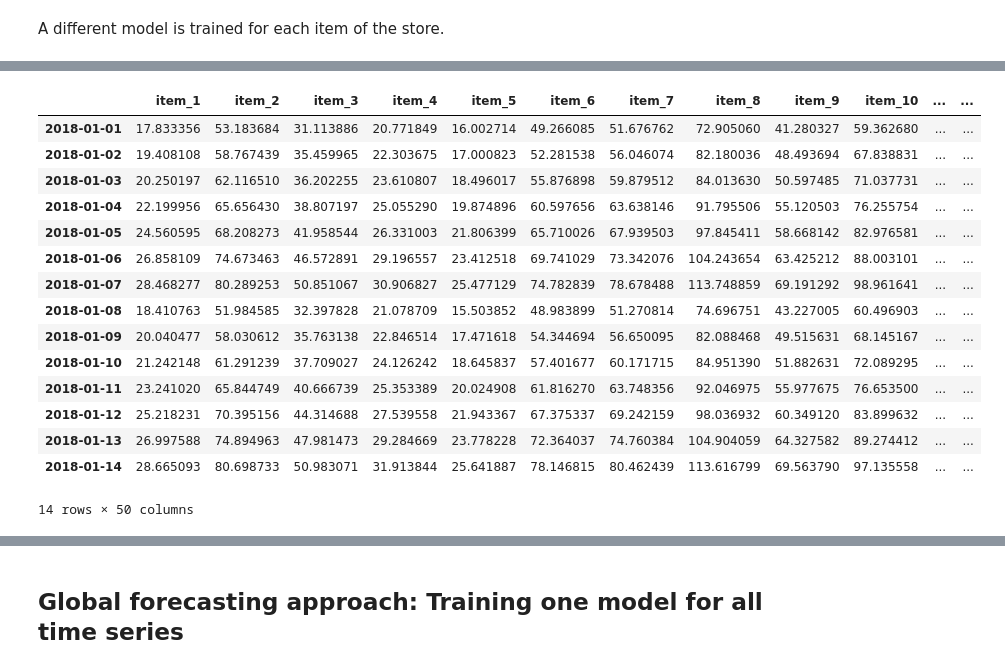
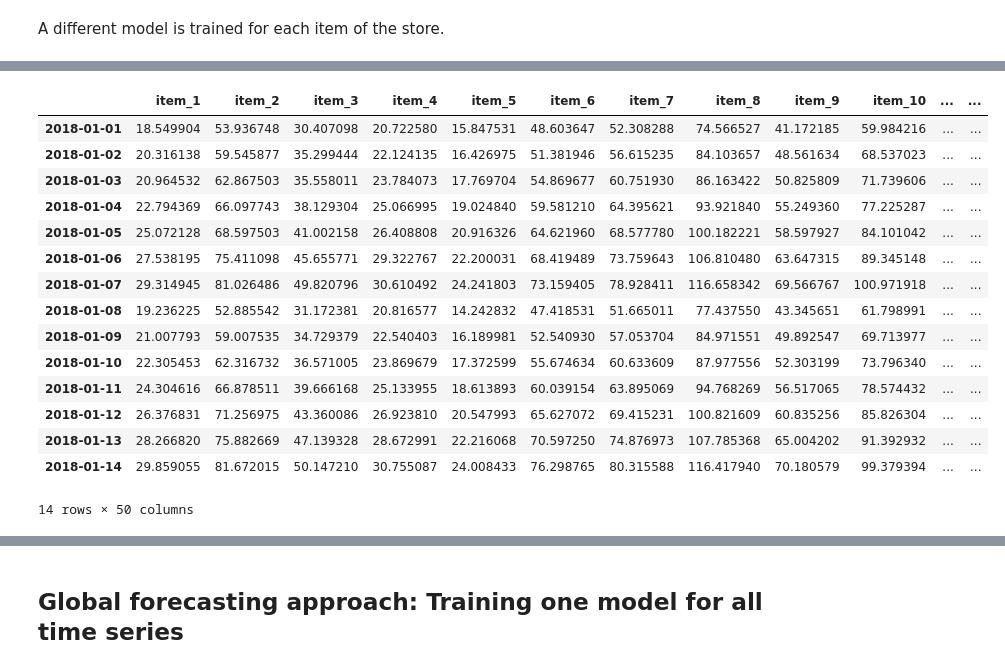
Before and after one commit to trainindata/forecasting-with-machine-learning, a Jupyter notebook: 03-multiseries-forecasting/01-independent-multi-time-series-forecasting.ipynb, the cells around one changed output, grey strips where cells are left out. Saved outputs shown, nothing was run; the diff lists cells and outputs as text; code cells hidden in the pictures.

```diff
--- a/03-multiseries-forecasting/01-independent-multi-time-series-forecasting.ipynb
+++ b/03-multiseries-forecasting/01-independent-multi-time-series-forecasting.ipynb
@@ -218,0 +182,10 @@ name_predictors
+# %%
+# Define a RollingFeatures object to extract window features.
+# The RollingFeatures object is used with an skforecast Forecaster object.
+# Calculate rolling mean and standard deviation with window 7 and 30.
+window_features = RollingFeatures(
+    stats = ["mean", "std"], # The statistics to calculate
+    window_sizes = [7, 30], # The window sizes to calculate the statistics
+)
+
+window_features
@@ -219,22 +201,20 @@ name_predictors
 # %%
 # Create forecaster
-forecaster = ForecasterAutoregCustom(
+forecaster = ForecasterRecursive(
     regressor=Ridge(alpha=1),
-    fun_predictors=create_predictors,
-    name_predictors=name_predictors,
-    window_size=30,  # Largest window size needed
-    # by `create_predictors`
+    lags=7,
+    window_features=window_features,
     transformer_y=StandardScaler(),
     transformer_exog=StandardScaler(),
 )
 
 # REFERENCE: To create forecaster with only lag features and no window features
-# forecaster = ForecasterAutoreg(
-#                  regressor        = Ridge(alpha=1),
-#                  lags             = 7
-#                  transformer_y    = StandardScaler(),
-#                  transformer_exog = StandardScaler(),
-#              )
+# forecaster = ForecasterRecursive(
+#     regressor=Ridge(alpha=1),
+#     lags=7,
+#     transformer_y=StandardScaler(),
+#     transformer_exog=StandardScaler(),
+# )
 # %%
 # Check the feature matrix and target variable
 # created by the `forecaster` object.
@@ -280,49 +260,48 @@ future_exog["day_of_week"] = future_exog.index.weekday
 # %%
 # Prepare containers to store predictions
 models = {}
 predictions = {}
 
 # Train a model and make a forecast for each time series
 for item in target_cols:
 
     # Create forecaster
-    forecaster = ForecasterAutoregCustom(
+    forecaster = ForecasterRecursive(
         regressor=Ridge(alpha=1),
-        fun_predictors=create_predictors,
-        name_predictors=name_predictors,
-        window_size=30,  # Largest window size needed
-        # by `create_predictors`
+        lags=7,
+        window_features=window_features,
         transformer_y=StandardScaler(),
         transformer_exog=StandardScaler(),
     )
+
 
     # Fit model
     forecaster.fit(y=data[item], exog=data[exog_cols])
 
     y_pred = forecaster.predict(steps=14, exog=future_exog)
 
     models[item] = forecaster
     predictions[item] = y_pred
 
 # Results
 forecast = pd.DataFrame(predictions)
 forecast
 # %% [output]
 |  | item_1 | item_2 | item_3 | item_4 | item_5 | item_6 | item_7 | item_8 | item_9 | item_10 | ... | ... |
-| 2018-01-01 | 17.833356 | 53.183684 | 31.113886 | 20.771849 | 16.002714 | 49.266085 | 51.676762 | 72.905060 | 41.280327 | 59.362680 | ... | ... |
-| 2018-01-02 | 19.408108 | 58.767439 | 35.459965 | 22.303675 | 17.000823 | 52.281538 | 56.046074 | 82.180036 | 48.493694 | 67.838831 | ... | ... |
-| 2018-01-03 | 20.250197 | 62.116510 | 36.202255 | 23.610807 | 18.496017 | 55.876898 | 59.879512 | 84.013630 | 50.597485 | 71.037731 | ... | ... |
-| 2018-01-04 | 22.199956 | 65.656430 | 38.807197 | 25.055290 | 19.874896 | 60.597656 | 63.638146 | 91.795506 | 55.120503 | 76.255754 | ... | ... |
-| 2018-01-05 | 24.560595 | 68.208273 | 41.958544 | 26.331003 | 21.806399 | 65.710026 | 67.939503 | 97.845411 | 58.668142 | 82.976581 | ... | ... |
-| 2018-01-06 | 26.858109 | 74.673463 | 46.572891 | 29.196557 | 23.412518 | 69.741029 | 73.342076 | 104.243654 | 63.425212 | 88.003101 | ... | ... |
-| 2018-01-07 | 28.468277 | 80.289253 | 50.851067 | 30.906827 | 25.477129 | 74.782839 | 78.678488 | 113.748859 | 69.191292 | 98.961641 | ... | ... |
-| 2018-01-08 | 18.410763 | 51.984585 | 32.397828 | 21.078709 | 15.503852 | 48.983899 | 51.270814 | 74.696751 | 43.227005 | 60.496903 | ... | ... |
-| 2018-01-09 | 20.040477 | 58.030612 | 35.763138 | 22.846514 | 17.471618 | 54.344694 | 56.650095 | 82.088468 | 49.515631 | 68.145167 | ... | ... |
-| 2018-01-10 | 21.242148 | 61.291239 | 37.709027 | 24.126242 | 18.645837 | 57.401677 | 60.171715 | 84.951390 | 51.882631 | 72.089295 | ... | ... |
-| 2018-01-11 | 23.241020 | 65.844749 | 40.666739 | 25.353389 | 20.024908 | 61.816270 | 63.748356 | 92.046975 | 55.977675 | 76.653500 | ... | ... |
-| 2018-01-12 | 25.218231 | 70.395156 | 44.314688 | 27.539558 | 21.943367 | 67.375337 | 69.242159 | 98.036932 | 60.349120 | 83.899632 | ... | ... |
-| 2018-01-13 | 26.997588 | 74.894963 | 47.981473 | 29.284669 | 23.778228 | 72.364037 | 74.760384 | 104.904059 | 64.327582 | 89.274412 | ... | ... |
-| 2018-01-14 | 28.665093 | 80.698733 | 50.983071 | 31.913844 | 25.641887 | 78.146815 | 80.462439 | 113.616799 | 69.563790 | 97.135558 | ... | ... |
+| 2018-01-01 | 18.549904 | 53.936748 | 30.407098 | 20.722580 | 15.847531 | 48.603647 | 52.308288 | 74.566527 | 41.172185 | 59.984216 | ... | ... |
+| 2018-01-02 | 20.316138 | 59.545877 | 35.299444 | 22.124135 | 16.426975 | 51.381946 | 56.615235 | 84.103657 | 48.561634 | 68.537023 | ... | ... |
+| 2018-01-03 | 20.964532 | 62.867503 | 35.558011 | 23.784073 | 17.769704 | 54.869677 | 60.751930 | 86.163422 | 50.825809 | 71.739606 | ... | ... |
+| 2018-01-04 | 22.794369 | 66.097743 | 38.129304 | 25.066995 | 19.024840 | 59.581210 | 64.395621 | 93.921840 | 55.249360 | 77.225287 | ... | ... |
+| 2018-01-05 | 25.072128 | 68.597503 | 41.002158 | 26.408808 | 20.916326 | 64.621960 | 68.577780 | 100.182221 | 58.597927 | 84.101042 | ... | ... |
+| 2018-01-06 | 27.538195 | 75.411098 | 45.655771 | 29.322767 | 22.200031 | 68.419489 | 73.759643 | 106.810480 | 63.647315 | 89.345148 | ... | ... |
+| 2018-01-07 | 29.314945 | 81.026486 | 49.820796 | 30.610492 | 24.241803 | 73.159405 | 78.928411 | 116.658342 | 69.566767 | 100.971918 | ... | ... |
+| 2018-01-08 | 19.236225 | 52.885542 | 31.172381 | 20.816577 | 14.242832 | 47.418531 | 51.665011 | 77.437550 | 43.345651 | 61.798991 | ... | ... |
+| 2018-01-09 | 21.007793 | 59.007535 | 34.729379 | 22.540403 | 16.189981 | 52.540930 | 57.053704 | 84.971551 | 49.892547 | 69.713977 | ... | ... |
+| 2018-01-10 | 22.305453 | 62.316732 | 36.571005 | 23.869679 | 17.372599 | 55.674634 | 60.633609 | 87.977556 | 52.303199 | 73.796340 | ... | ... |
+| 2018-01-11 | 24.304616 | 66.878511 | 39.666168 | 25.133955 | 18.613893 | 60.039154 | 63.895069 | 94.768269 | 56.517065 | 78.574432 | ... | ... |
+| 2018-01-12 | 26.376831 | 71.256975 | 43.360086 | 26.923810 | 20.547993 | 65.627072 | 69.415231 | 100.821609 | 60.835256 | 85.826304 | ... | ... |
+| 2018-01-13 | 28.266820 | 75.882669 | 47.139328 | 28.672991 | 22.216068 | 70.597250 | 74.876973 | 107.785368 | 65.004202 | 91.392932 | ... | ... |
+| 2018-01-14 | 29.859055 | 81.672015 | 50.147210 | 30.755087 | 24.008433 | 76.298765 | 80.315588 | 116.417940 | 70.180579 | 99.379394 | ... | ... |
 14 rows × 50 columns
 # %%
 # Plot forecast
```
Also changed, not shown: parts of 22 cells of this notebook.
